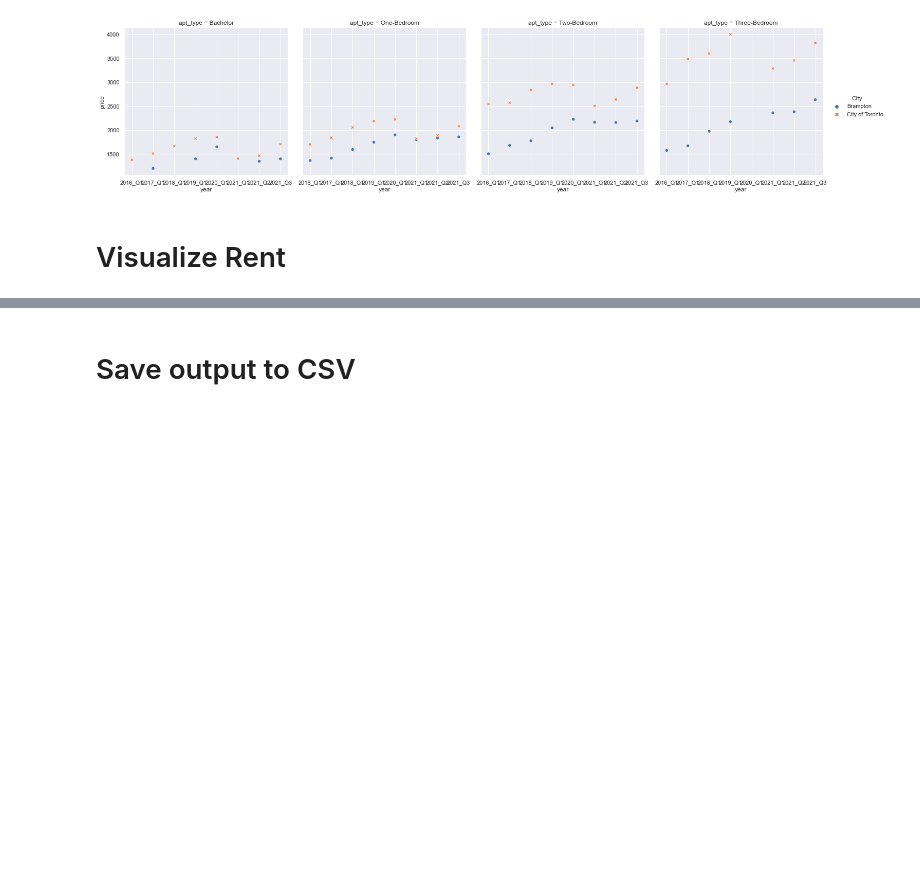
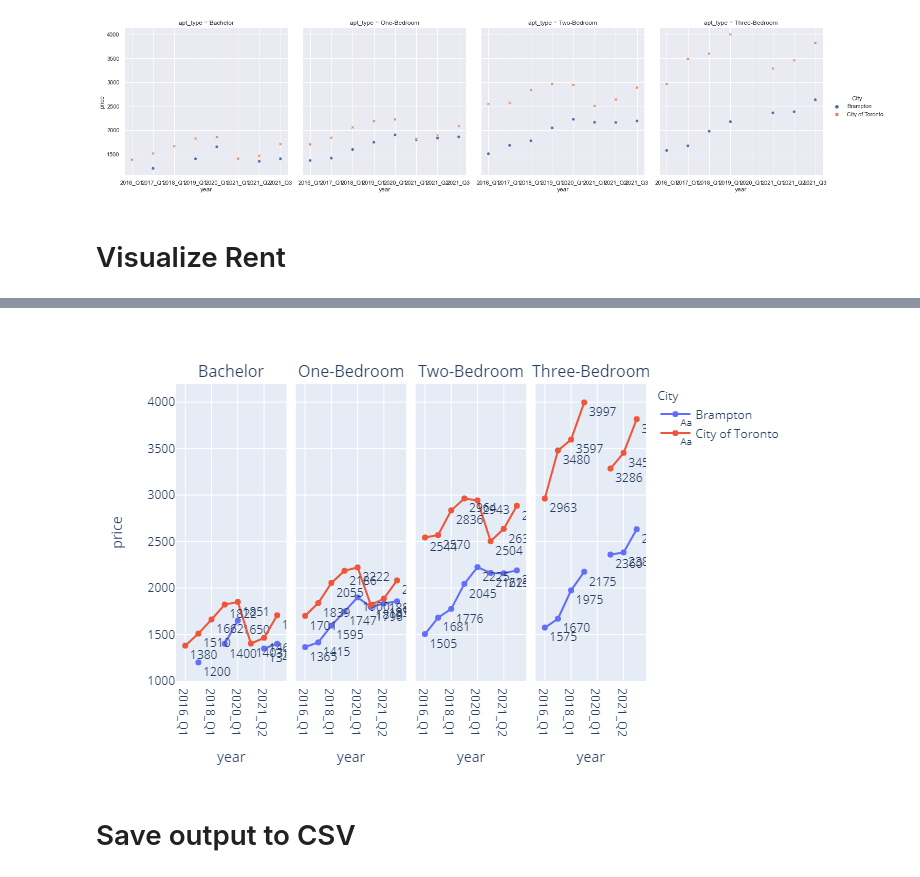
Before and after one commit to preheatedKD/rental_reports, a Jupyter notebook: proc_toronto_regional_real_estate_board_rental_reports-fin.ipynb, the cells around one changed output, grey strips where cells are left out. Saved outputs shown, nothing was run; the diff lists cells and outputs as text; code cells hidden in the pictures; blank space fills up the shorter version.

```diff
--- a/proc_toronto_regional_real_estate_board_rental_reports-fin.ipynb
+++ b/proc_toronto_regional_real_estate_board_rental_reports-fin.ipynb
@@ -166,7 +166,7 @@ fig.update_traces(textposition="bottom right")
 
 fig.update_layout(autosize=False, width=1700, height=700)
 fig.for_each_annotation(lambda a: a.update(text=a.text.split("=")[1],  font={'size':16}))
-fig.show()
+fig.show('png')
 
-fig.write_image('a0.pdf', width=1700, height=700)
+fig.write_image('rent_report_summary.pdf', width=1700, height=700)
 # %% [output]
@@ -175,3 +173,4 @@ fig.write_image('a0.pdf', width=1700, height=700)
+[figure, added]
 # %% [markdown]
 # Save output to CSV
 # %%
```
Also changed, not shown: parts of 3 cells of this notebook.
